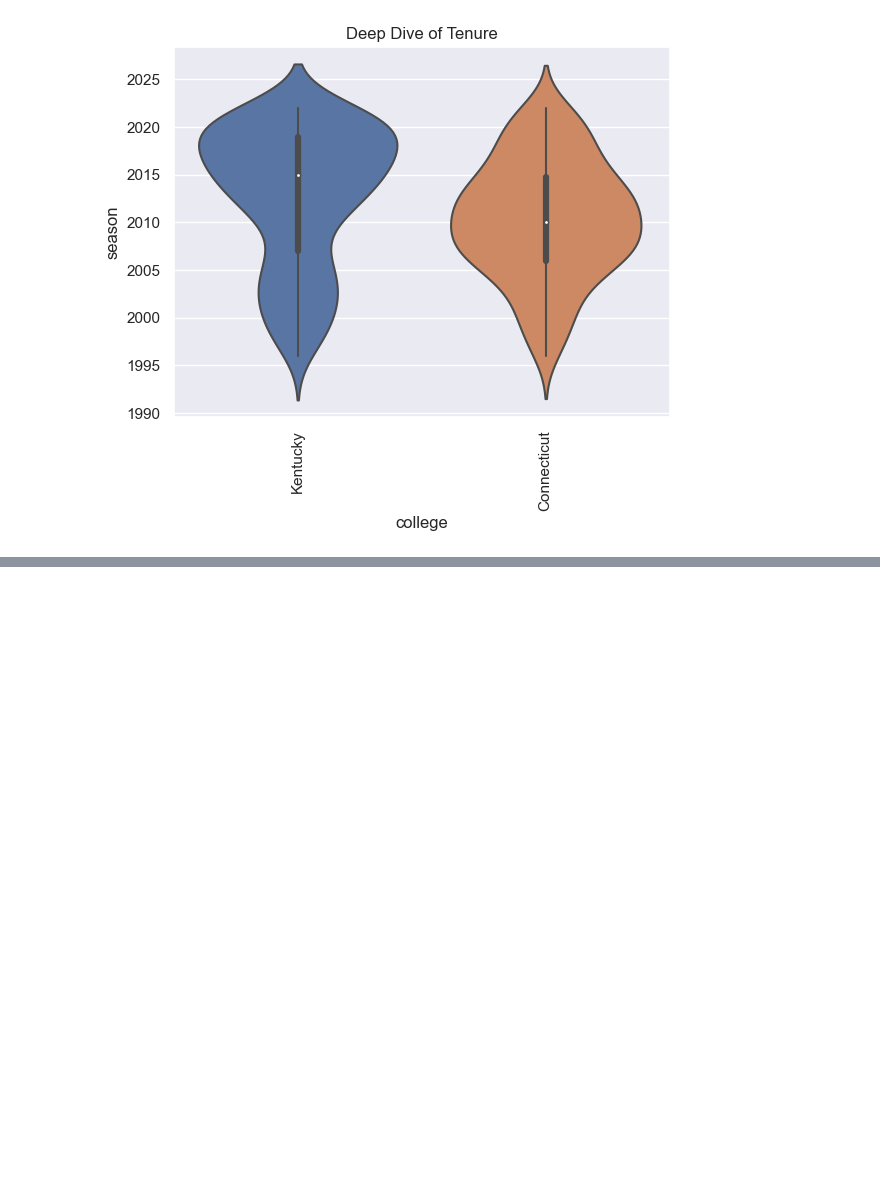
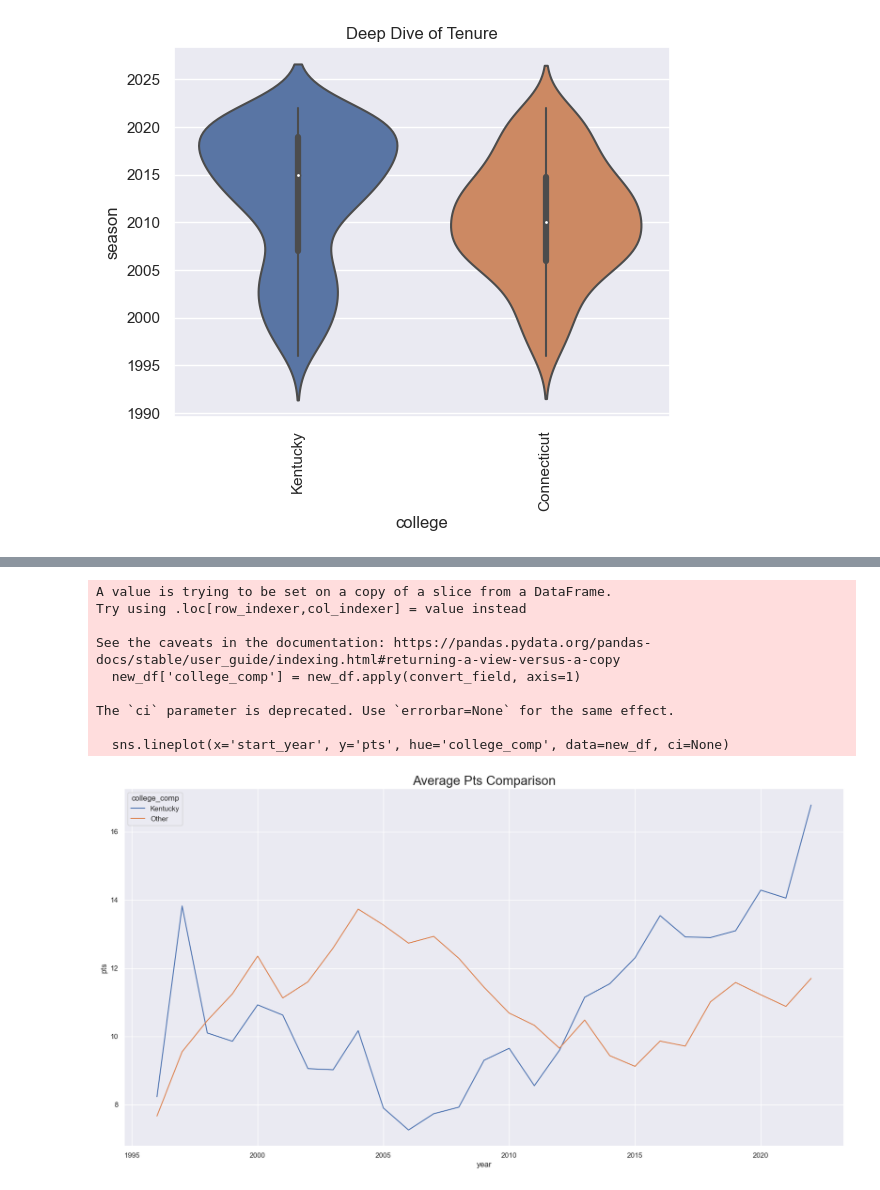
Before and after one commit to doorfish/data-analysis-project, a Jupyter notebook: python_data_analysis_project.ipynb, the cells around one changed output, grey strips where cells are left out. Drawn from its saved outputs; the diff is of its cells as text; code cells hidden in the pictures; blank space fills up the shorter version.

```diff
--- a/python_data_analysis_project.ipynb
+++ b/python_data_analysis_project.ipynb
@@ -628,0 +640,22 @@ plt.show()
+# %%
+#Showing Kentucky against rest of Colleges
+new_df = college_analysis.loc[(college_analysis['ranking'] <= 10)]
+new_df['college_comp'] = new_df.apply(convert_field, axis=1)
+
+plt.figure(figsize=(20,10))
+
+sns.lineplot(x='start_year', y='pts', hue='college_comp', data=new_df, ci=None)
+plt.title(f'Average Pts Comparison', fontsize=20)
+plt.xlabel('year')
+plt.show()
+# %% [output]
+A value is trying to be set on a copy of a slice from a DataFrame.
+Try using .loc[row_indexer,col_indexer] = value instead
+
+See the caveats in the documentation: https://pandas.pydata.org/pandas-docs/stable/user_guide/indexing.html#returning-a-view-versus-a-copy
+  new_df['college_comp'] = new_df.apply(convert_field, axis=1)
+
+The `ci` parameter is deprecated. Use `errorbar=None` for the same effect.
+
+  sns.lineplot(x='start_year', y='pts', hue='college_comp', data=new_df, ci=None)
+[figure, added]
```
Also changed, not shown: parts of 11 cells of this notebook.
